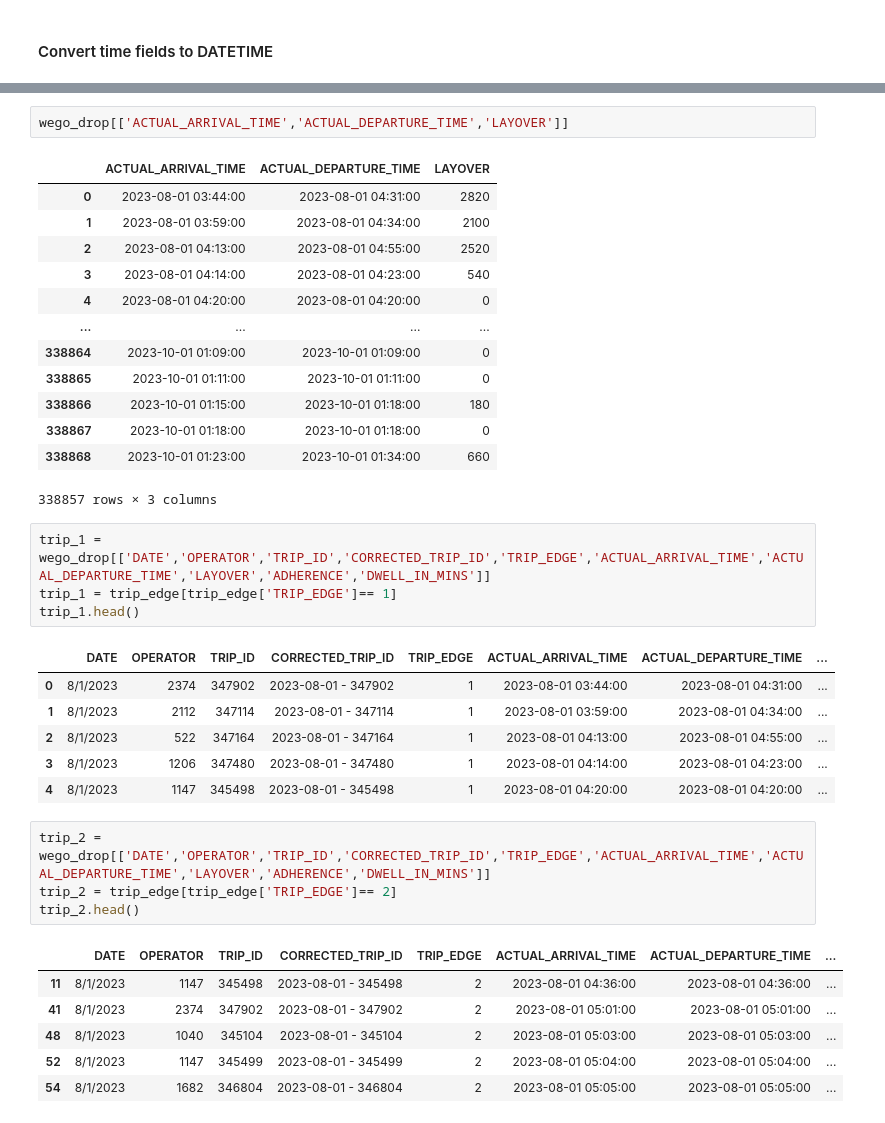
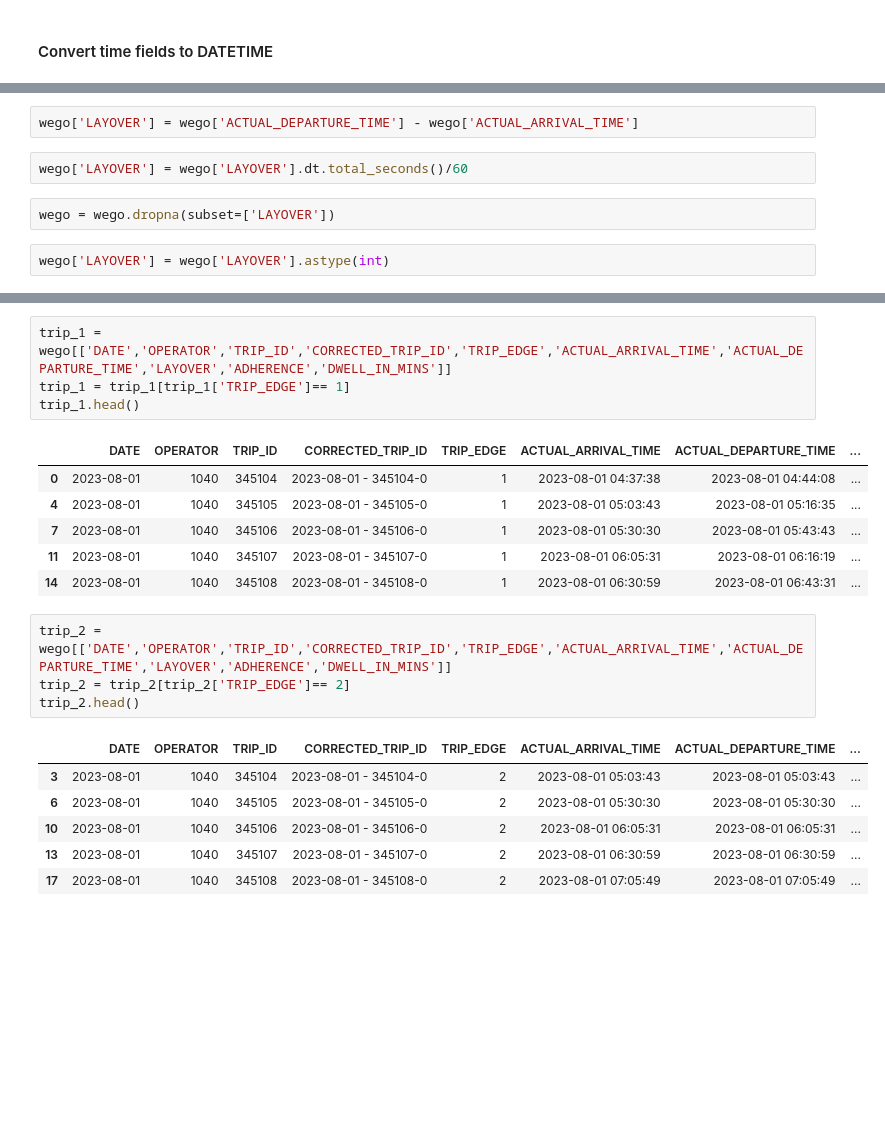
Before and after one commit to ballir27/wego-nashville-bus-adherence, a Jupyter notebook: Notebooks/wego_first_two_new_CSV.ipynb, the cells around one changed output, grey strips where cells are left out. Saved outputs shown, nothing was run; the diff lists cells and outputs as text; blank space fills up the shorter version.

```diff
--- a/Notebooks/wego_first_two_new_CSV.ipynb
+++ b/Notebooks/wego_first_two_new_CSV.ipynb
@@ -34,0 +35,8 @@ wego_drop['ADHERENCE'].isna().sum()
+# %%
+wego['LAYOVER'] = wego['ACTUAL_DEPARTURE_TIME'] - wego['ACTUAL_ARRIVAL_TIME']
+# %%
+wego['LAYOVER'] = wego['LAYOVER'].dt.total_seconds()/60
+# %%
+wego = wego.dropna(subset=['LAYOVER'])
+# %%
+wego['LAYOVER'] = wego['LAYOVER'].astype(int)
@@ -125,41 +79,25 @@ dtype: object
-# %%
-wego_drop[['ACTUAL_ARRIVAL_TIME','ACTUAL_DEPARTURE_TIME','LAYOVER']]
-# %% [output]
-|  | ACTUAL_ARRIVAL_TIME | ACTUAL_DEPARTURE_TIME | LAYOVER |
-| 0 | 2023-08-01 03:44:00 | 2023-08-01 04:31:00 | 2820 |
-| 1 | 2023-08-01 03:59:00 | 2023-08-01 04:34:00 | 2100 |
-| 2 | 2023-08-01 04:13:00 | 2023-08-01 04:55:00 | 2520 |
-| 3 | 2023-08-01 04:14:00 | 2023-08-01 04:23:00 | 540 |
-| 4 | 2023-08-01 04:20:00 | 2023-08-01 04:20:00 | 0 |
-| ... | ... | ... | ... |
-| 338864 | 2023-10-01 01:09:00 | 2023-10-01 01:09:00 | 0 |
-| 338865 | 2023-10-01 01:11:00 | 2023-10-01 01:11:00 | 0 |
-| 338866 | 2023-10-01 01:15:00 | 2023-10-01 01:18:00 | 180 |
-| 338867 | 2023-10-01 01:18:00 | 2023-10-01 01:18:00 | 0 |
-| 338868 | 2023-10-01 01:23:00 | 2023-10-01 01:34:00 | 660 |
-338857 rows × 3 columns
 # %%
-trip_1 = wego_drop[['DATE','OPERATOR','TRIP_ID','CORRECTED_TRIP_ID','TRIP_EDGE','ACTUAL_ARRIVAL_TIME','ACTUAL_DEPARTURE_TIME','LAYOVER','ADHERENCE','DWELL_IN_MINS']]
-trip_1 = trip_edge[trip_edge['TRIP_EDGE']== 1]
+trip_1 = wego[['DATE','OPERATOR','TRIP_ID','CORRECTED_TRIP_ID','TRIP_EDGE','ACTUAL_ARRIVAL_TIME','ACTUAL_DEPARTURE_TIME','LAYOVER','ADHERENCE','DWELL_IN_MINS']]
+trip_1 = trip_1[trip_1['TRIP_EDGE']== 1]
 trip_1.head()
 # %% [output]
 |  | DATE | OPERATOR | TRIP_ID | CORRECTED_TRIP_ID | TRIP_EDGE | ACTUAL_ARRIVAL_TIME | ACTUAL_DEPARTURE_TIME | ... |
-| 0 | 8/1/2023 | 2374 | 347902 | 2023-08-01 - 347902 | 1 | 2023-08-01 03:44:00 | 2023-08-01 04:31:00 | ... |
-| 1 | 8/1/2023 | 2112 | 347114 | 2023-08-01 - 347114 | 1 | 2023-08-01 03:59:00 | 2023-08-01 04:34:00 | ... |
-| 2 | 8/1/2023 | 522 | 347164 | 2023-08-01 - 347164 | 1 | 2023-08-01 04:13:00 | 2023-08-01 04:55:00 | ... |
-| 3 | 8/1/2023 | 1206 | 347480 | 2023-08-01 - 347480 | 1 | 2023-08-01 04:14:00 | 2023-08-01 04:23:00 | ... |
-| 4 | 8/1/2023 | 1147 | 345498 | 2023-08-01 - 345498 | 1 | 2023-08-01 04:20:00 | 2023-08-01 04:20:00 | ... |
+| 0 | 2023-08-01 | 1040 | 345104 | 2023-08-01 - 345104-0 | 1 | 2023-08-01 04:37:38 | 2023-08-01 04:44:08 | ... |
+| 4 | 2023-08-01 | 1040 | 345105 | 2023-08-01 - 345105-0 | 1 | 2023-08-01 05:03:43 | 2023-08-01 05:16:35 | ... |
+| 7 | 2023-08-01 | 1040 | 345106 | 2023-08-01 - 345106-0 | 1 | 2023-08-01 05:30:30 | 2023-08-01 05:43:43 | ... |
+| 11 | 2023-08-01 | 1040 | 345107 | 2023-08-01 - 345107-0 | 1 | 2023-08-01 06:05:31 | 2023-08-01 06:16:19 | ... |
+| 14 | 2023-08-01 | 1040 | 345108 | 2023-08-01 - 345108-0 | 1 | 2023-08-01 06:30:59 | 2023-08-01 06:43:31 | ... |
 # %%
-trip_2 = wego_drop[['DATE','OPERATOR','TRIP_ID','CORRECTED_TRIP_ID','TRIP_EDGE','ACTUAL_ARRIVAL_TIME','ACTUAL_DEPARTURE_TIME','LAYOVER','ADHERENCE','DWELL_IN_MINS']]
-trip_2 = trip_edge[trip_edge['TRIP_EDGE']== 2]
+trip_2 = wego[['DATE','OPERATOR','TRIP_ID','CORRECTED_TRIP_ID','TRIP_EDGE','ACTUAL_ARRIVAL_TIME','ACTUAL_DEPARTURE_TIME','LAYOVER','ADHERENCE','DWELL_IN_MINS']]
+trip_2 = trip_2[trip_2['TRIP_EDGE']== 2]
 trip_2.head()
 # %% [output]
 |  | DATE | OPERATOR | TRIP_ID | CORRECTED_TRIP_ID | TRIP_EDGE | ACTUAL_ARRIVAL_TIME | ACTUAL_DEPARTURE_TIME | ... |
-| 11 | 8/1/2023 | 1147 | 345498 | 2023-08-01 - 345498 | 2 | 2023-08-01 04:36:00 | 2023-08-01 04:36:00 | ... |
-| 41 | 8/1/2023 | 2374 | 347902 | 2023-08-01 - 347902 | 2 | 2023-08-01 05:01:00 | 2023-08-01 05:01:00 | ... |
-| 48 | 8/1/2023 | 1040 | 345104 | 2023-08-01 - 345104 | 2 | 2023-08-01 05:03:00 | 2023-08-01 05:03:00 | ... |
-| 52 | 8/1/2023 | 1147 | 345499 | 2023-08-01 - 345499 | 2 | 2023-08-01 05:04:00 | 2023-08-01 05:04:00 | ... |
-| 54 | 8/1/2023 | 1682 | 346804 | 2023-08-01 - 346804 | 2 | 2023-08-01 05:05:00 | 2023-08-01 05:05:00 | ... |
+| 3 | 2023-08-01 | 1040 | 345104 | 2023-08-01 - 345104-0 | 2 | 2023-08-01 05:03:43 | 2023-08-01 05:03:43 | ... |
+| 6 | 2023-08-01 | 1040 | 345105 | 2023-08-01 - 345105-0 | 2 | 2023-08-01 05:30:30 | 2023-08-01 05:30:30 | ... |
+| 10 | 2023-08-01 | 1040 | 345106 | 2023-08-01 - 345106-0 | 2 | 2023-08-01 06:05:31 | 2023-08-01 06:05:31 | ... |
+| 13 | 2023-08-01 | 1040 | 345107 | 2023-08-01 - 345107-0 | 2 | 2023-08-01 06:30:59 | 2023-08-01 06:30:59 | ... |
+| 17 | 2023-08-01 | 1040 | 345108 | 2023-08-01 - 345108-0 | 2 | 2023-08-01 07:05:49 | 2023-08-01 07:05:49 | ... |
 # %%
 first_last_adherence = pd.merge(trip_1, trip_2, on=['CORRECTED_TRIP_ID'], how='inner')
 first_last_adherence.head()
```
Also changed, not shown: parts of 34 cells of this notebook.
